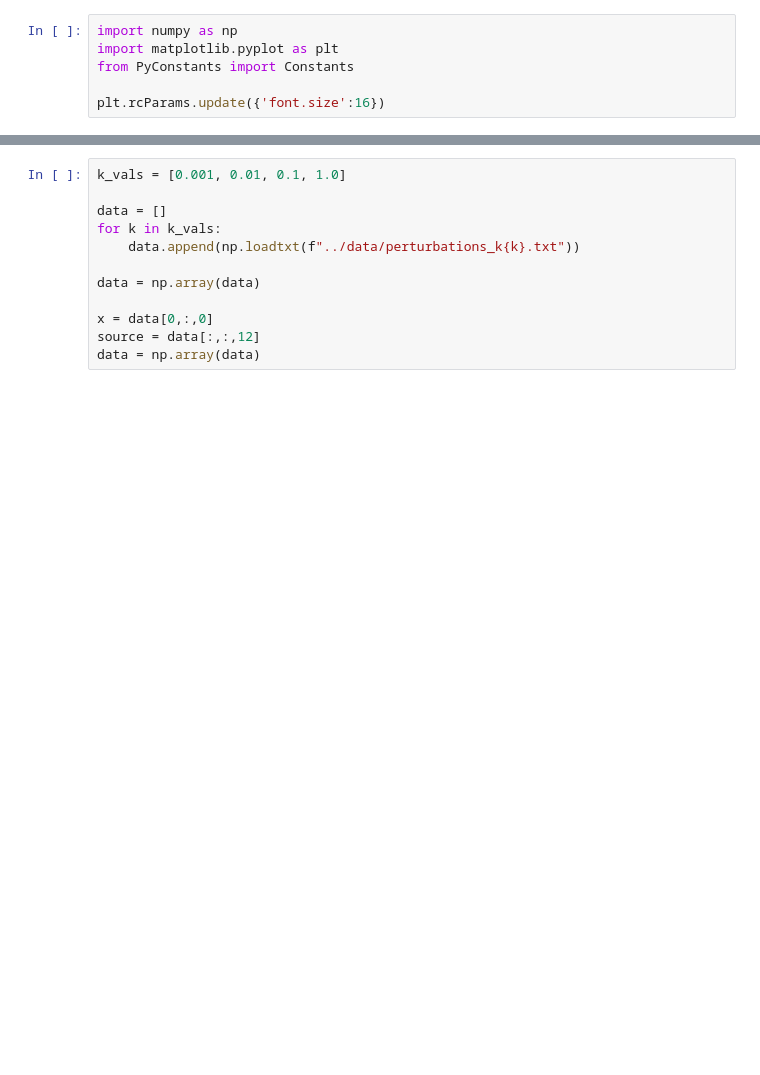
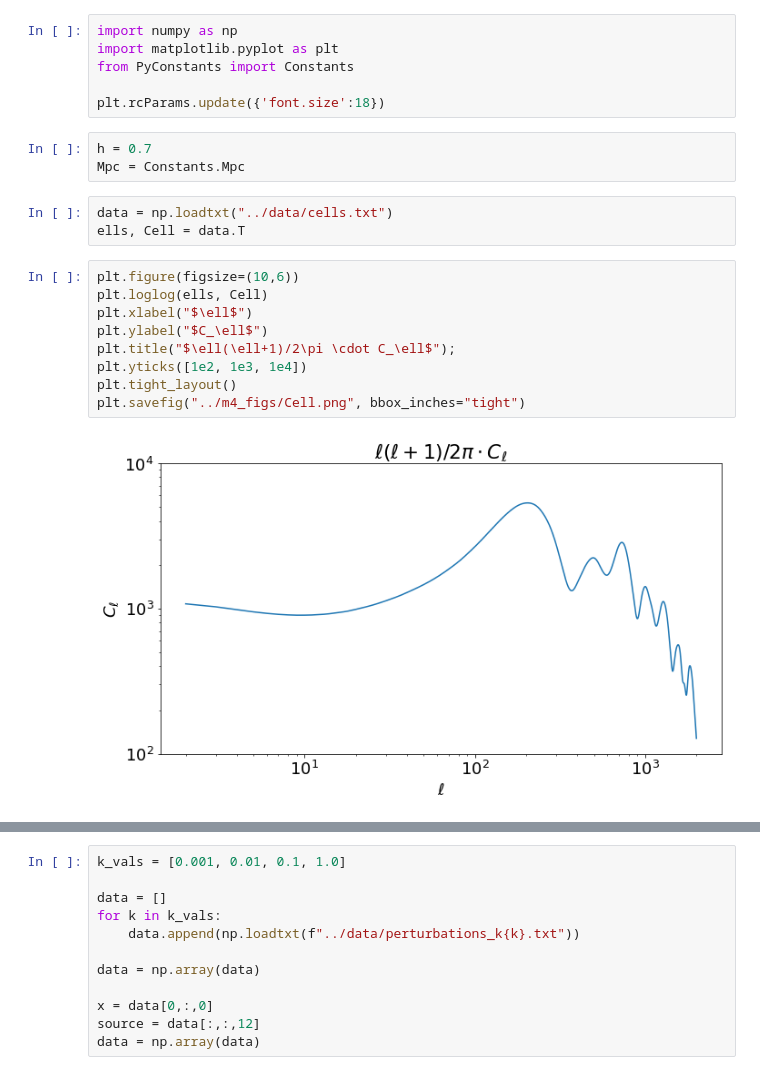
Before and after one commit to asdfbat/AST5220, a Jupyter notebook: Project/Python/m4_plotting.ipynb, the cells around one changed output, grey strips where cells are left out. Drawn from its saved outputs; the diff is of its cells as text; blank space fills up the shorter version.

```diff
--- a/Project/Python/m4_plotting.ipynb
+++ b/Project/Python/m4_plotting.ipynb
@@ -3,4 +3,21 @@ import numpy as np
 import matplotlib.pyplot as plt
 from PyConstants import Constants
 
-plt.rcParams.update({'font.size':16})
+plt.rcParams.update({'font.size':18})
+# %%
+h = 0.7
+Mpc = Constants.Mpc
+# %%
+data = np.loadtxt("../data/cells.txt")
+ells, Cell = data.T
+# %%
+plt.figure(figsize=(10,6))
+plt.loglog(ells, Cell)
+plt.xlabel("$\ell$")
+plt.ylabel("$C_\ell$")
+plt.title("$\ell(\ell+1)/2\pi \cdot C_\ell$");
+plt.yticks([1e2, 1e3, 1e4])
+plt.tight_layout()
+plt.savefig("../m4_figs/Cell.png", bbox_inches="tight")
+# %% [output]
+[figure, added]
```
Also changed, not shown: parts of 20 cells of this notebook, 39 other files.
